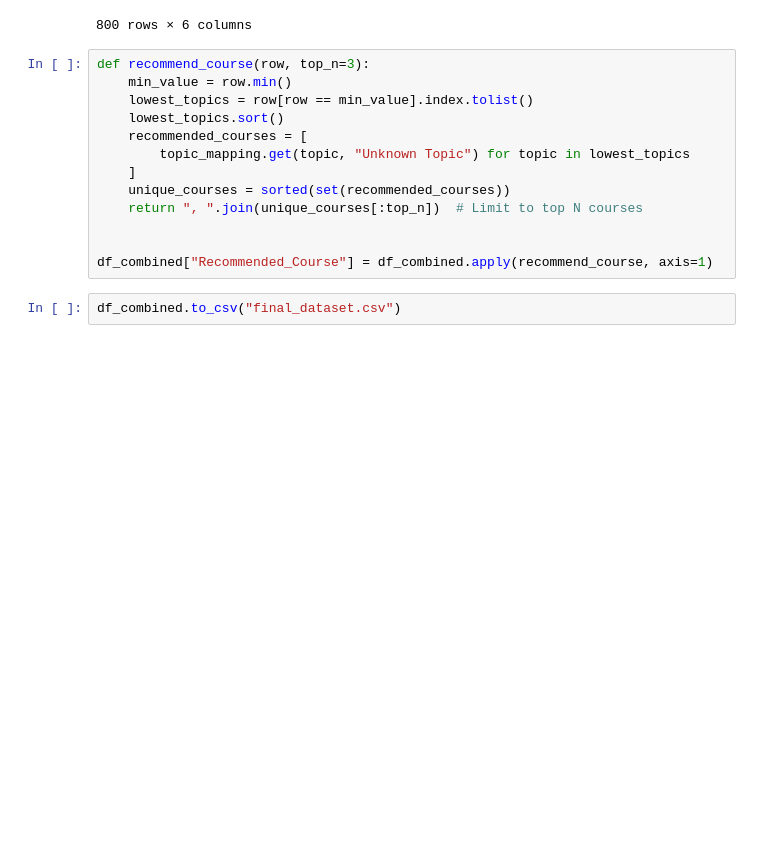
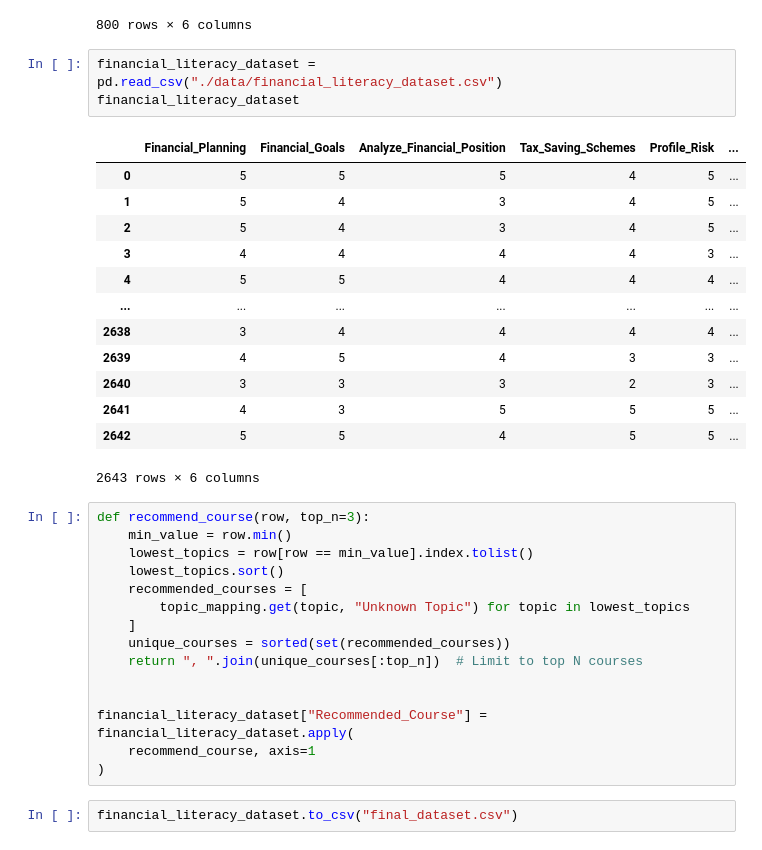
Before and after one commit to christiandarvs/SmartCents-Algorithm, a Jupyter notebook: algorithm.ipynb, the cells around one changed output. Saved outputs shown, nothing was run; the diff lists cells and outputs as text; blank space fills up the shorter version.

Commit message:
add final dataset

```diff
--- a/algorithm.ipynb
+++ b/algorithm.ipynb
@@ -288,6 +287,23 @@ df_combined
 | 798 | 2 | 3 | 3 | 4 | 3 | ... |
 | 799 | 3 | 4 | 2 | 4 | 3 | ... |
 800 rows × 6 columns
+# %%
+financial_literacy_dataset = pd.read_csv("./data/financial_literacy_dataset.csv")
+financial_literacy_dataset
+# %% [output]
+|  | Financial_Planning | Financial_Goals | Analyze_Financial_Position | Tax_Saving_Schemes | Profile_Risk | ... |
+| 0 | 5 | 5 | 5 | 4 | 5 | ... |
+| 1 | 5 | 4 | 3 | 4 | 5 | ... |
+| 2 | 5 | 4 | 3 | 4 | 5 | ... |
+| 3 | 4 | 4 | 4 | 4 | 3 | ... |
+| 4 | 5 | 5 | 4 | 4 | 4 | ... |
+| ... | ... | ... | ... | ... | ... | ... |
+| 2638 | 3 | 4 | 4 | 4 | 4 | ... |
+| 2639 | 4 | 5 | 4 | 3 | 3 | ... |
+| 2640 | 3 | 3 | 3 | 2 | 3 | ... |
+| 2641 | 4 | 3 | 5 | 5 | 5 | ... |
+| 2642 | 5 | 5 | 4 | 5 | 5 | ... |
+2643 rows × 6 columns
 # %%
 def recommend_course(row, top_n=3):
     min_value = row.min()
@@ -300,7 +316,9 @@ def recommend_course(row, top_n=3):
     return ", ".join(unique_courses[:top_n])  # Limit to top N courses
 
 
-df_combined["Recommended_Course"] = df_combined.apply(recommend_course, axis=1)
+financial_literacy_dataset["Recommended_Course"] = financial_literacy_dataset.apply(
+    recommend_course, axis=1
+)
 # %%
-df_combined.to_csv("final_dataset.csv")
+financial_literacy_dataset.to_csv("final_dataset.csv")
 # %%
```
Also changed, not shown: parts of 4 cells of this notebook, 2 other files.
